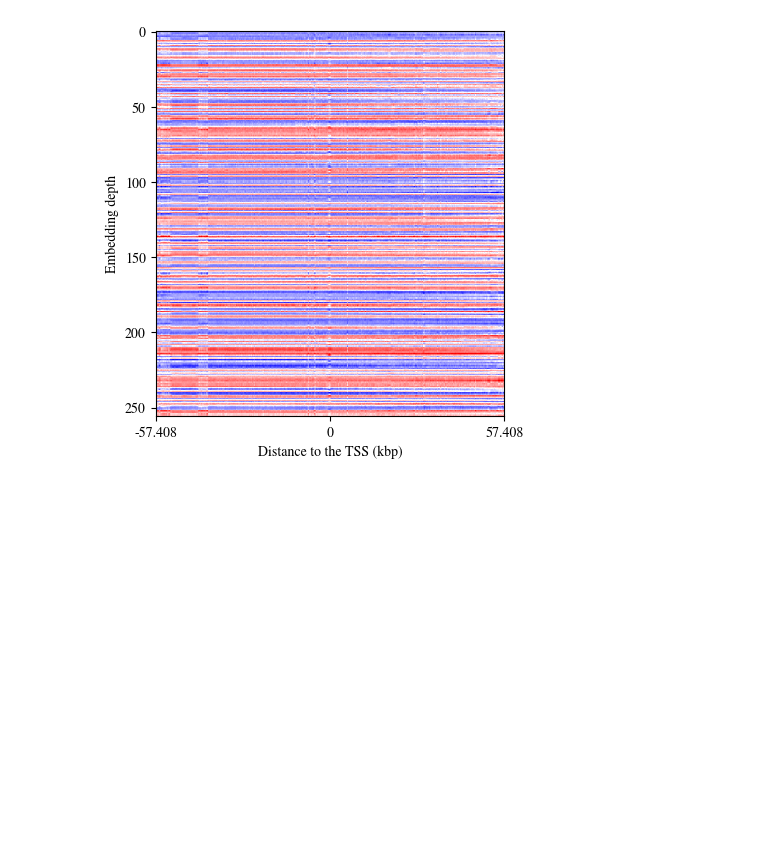
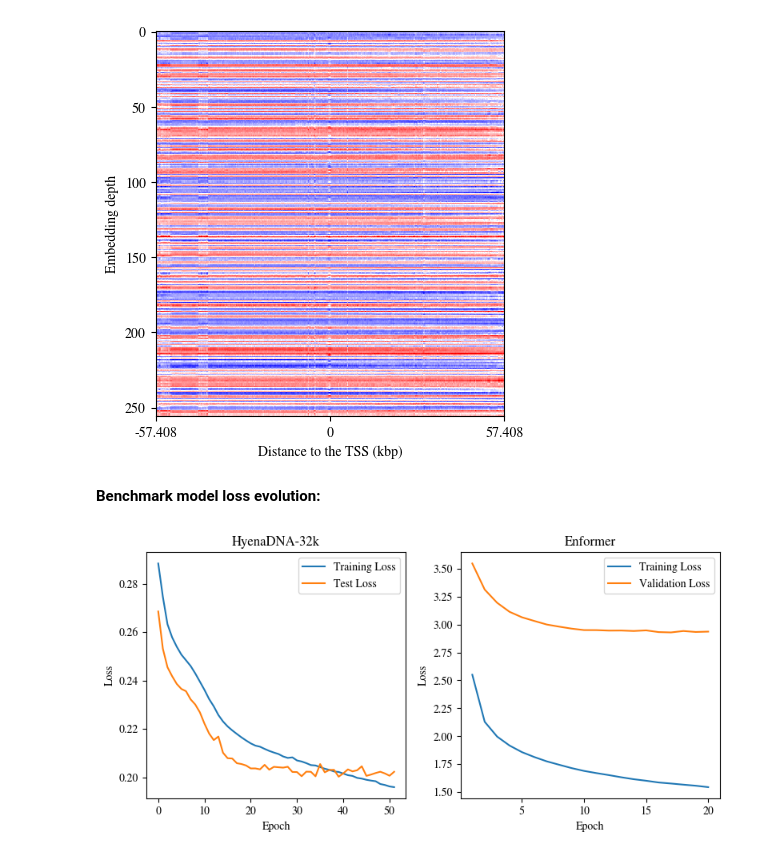
Before and after one commit to RasmussenLab/CLASTER, a Jupyter notebook: scripts/3_Data_analysis.ipynb, the cells around one changed output. Drawn from its saved outputs; the diff is of its cells as text; code cells hidden in the pictures; blank space fills up the shorter version.

Commit message:
Added: - Benchmark model loss evolution - Gene level area for benchmark model predictions

```diff
--- a/scripts/3_Data_analysis.ipynb
+++ b/scripts/3_Data_analysis.ipynb
@@ -1523,3 +1624,77 @@ fig3.savefig(savepath / "Hyena_embeddings.png", dpi=200)
 [figure]
 [figure]
 [figure]
+# %% [markdown]
+**Benchmark model loss evolution:**
+# %%
+import re
+import matplotlib.pyplot as plt
+
+def plot_losses(hyena_log_file, enformer_log_file, savepath):
+    # Function to read log file and extract losses
+    def extract_losses(log_file, train_pattern, test_pattern=None):
+        with open(log_file, 'r') as file:
+            log_data = file.read()
+
+        train_losses = []
+        val_losses = []
+        epochs = []
+
+        train_matches = re.findall(train_pattern, log_data)
+        if test_pattern:
+            test_matches = re.findall(test_pattern, log_data)
+        else:
+            test_matches = []
+
+        for match in train_matches:
+            epochs.append(int(match[0]))
+            train_losses.append(float(match[1]))
+            if len(match) > 2:
+                val_losses.append(float(match[2]))
+
+        if test_pattern:
+            for match in test_matches:
+                val_losses.append(float(match))
+
+        return epochs, train_losses, val_losses
+
+    # Extract HyenaDNA-32k data
+    hyena_train_pattern = r"Train Epoch: (\d+)\s+Average Loss: ([\d.]+)"
+    hyena_test_pattern = r"Test set: Average loss: ([\d.]+)"
+    hyena_epochs, hyena_train_losses, hyena_test_losses = extract_losses(hyena_log_file, hyena_train_pattern, hyena_test_pattern)
+
+    # Extract Enformer data
+    enformer_pattern = r"Epoch \[(\d+)/\d+\], Training Loss: ([\d.]+), Training R\^2: [\d.]+, Validation Loss: ([\d.]+), Validation R\^2: [\d.]+"
+    enformer_epochs, enformer_train_losses, enformer_val_losses = extract_losses(enformer_log_file, enformer_pattern)
+
+    # Plotting
+    fig, axes = plt.subplots(1, 2, figsize=(8, 4))
+
+    # HyenaDNA-32k plot
+    axes[0].plot(hyena_epochs, hyena_train_losses, label='Training Loss', marker='')
+    axes[0].plot(hyena_epochs, hyena_test_losses, label='Test Loss', marker='')
+    axes[0].set_xlabel('Epoch')
+    axes[0].set_ylabel('Loss')
+    axes[0].set_title('HyenaDNA-32k')
+    axes[0].legend()
+
+    # Enformer plot
+    axes[1].plot(enformer_epochs, enformer_train_losses, label='Training Loss', marker='')
+    axes[1].plot(enformer_epochs, enformer_val_losses, label='Validation Loss', marker='')
+    axes[1].set_xlabel('Epoch')
+    axes[1].set_ylabel('Loss')
+    axes[1].set_title('Enformer')
+    axes[1].legend()
+
+    plt.tight_layout()
+    plt.savefig(savepath, dpi=200)
+
+# File paths
+hyena_log_file = '../checkpoints/hyenadna_32k.log'
+enformer_log_file = '../benchmarks/Enformer/training.log'
+savepath = '../figures/supplementary_figures/Train_test_loss_curves_benchmark.png'
+
+# Plot the losses
+plot_losses(hyena_log_file, enformer_log_file, savepath)
+# %% [output]
+[figure, added]
```
Also changed, not shown: parts of 7 cells of this notebook.
